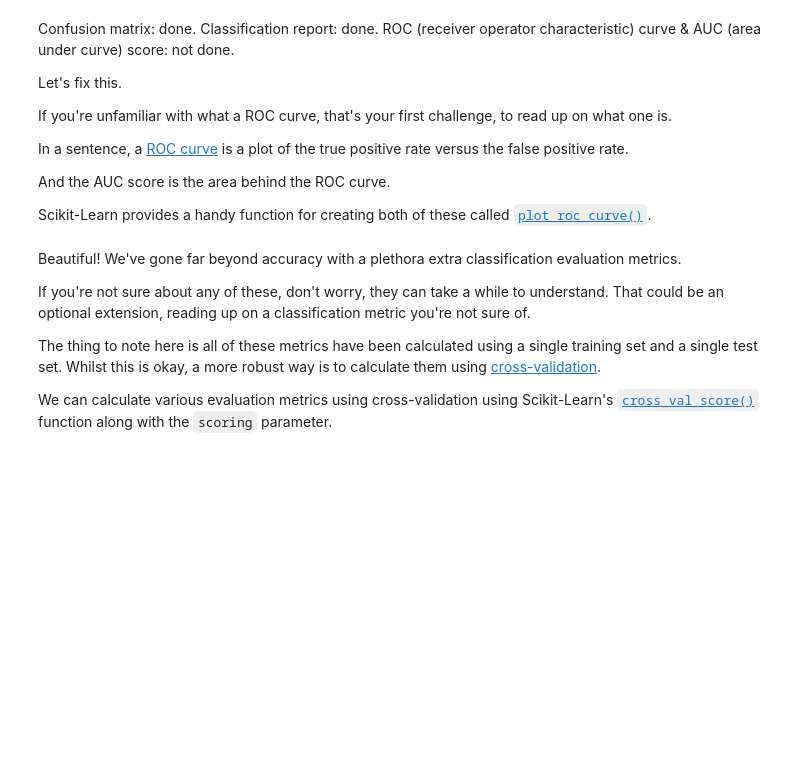
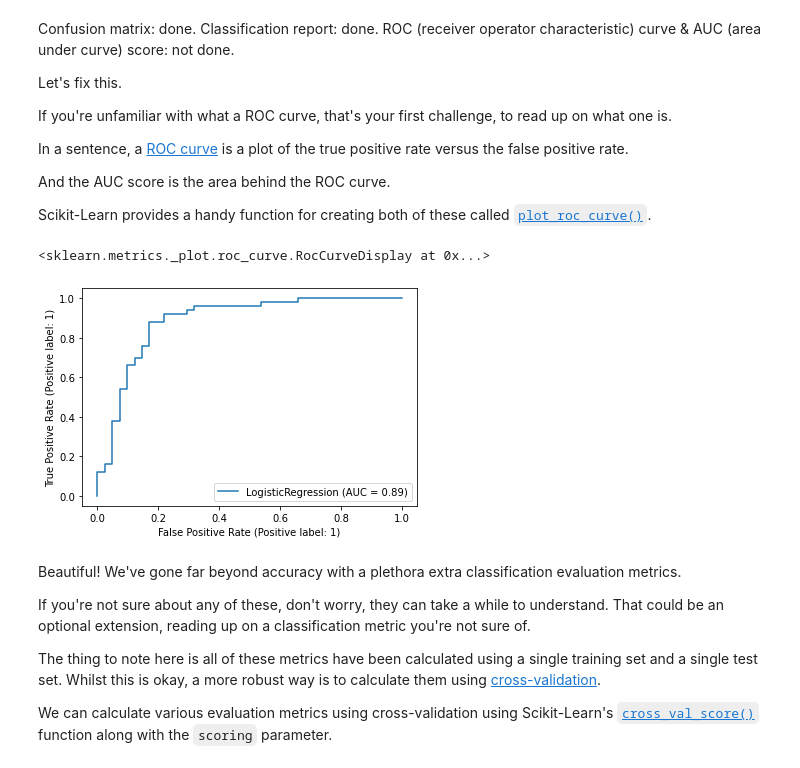
Before and after one commit to nevaan9/zero-to-mastery-ml, a Jupyter notebook: section-2-data-science-and-ml-tools/scikit-learn-exercises.ipynb, the cells around one changed output. Drawn from its saved outputs; the diff is of its cells as text; code cells hidden in the pictures; blank space fills up the shorter version.

```diff
--- a/section-2-data-science-and-ml-tools/scikit-learn-exercises.ipynb
+++ b/section-2-data-science-and-ml-tools/scikit-learn-exercises.ipynb
@@ -457,7 +484,10 @@ And the AUC score is the area behind the ROC curve.
 Scikit-Learn provides a handy function for creating both of these called [`plot_roc_curve()`](https://scikit-learn.org/stable/modules/generated/sklearn.metrics.plot_roc_curve.html).
 # %%
 # Plot a ROC curve using our current machine learning model using plot_roc_curve
-###
+plot_roc_curve(clf, X_test, y_test)
+# %% [output]
+<sklearn.metrics._plot.roc_curve.RocCurveDisplay at 0x...>
+[figure, added]
 # %% [markdown]
 Beautiful! We've gone far beyond accuracy with a plethora extra classification evaluation metrics.
 
```
Also changed, not shown: parts of 27 cells of this notebook, 2 other files.
